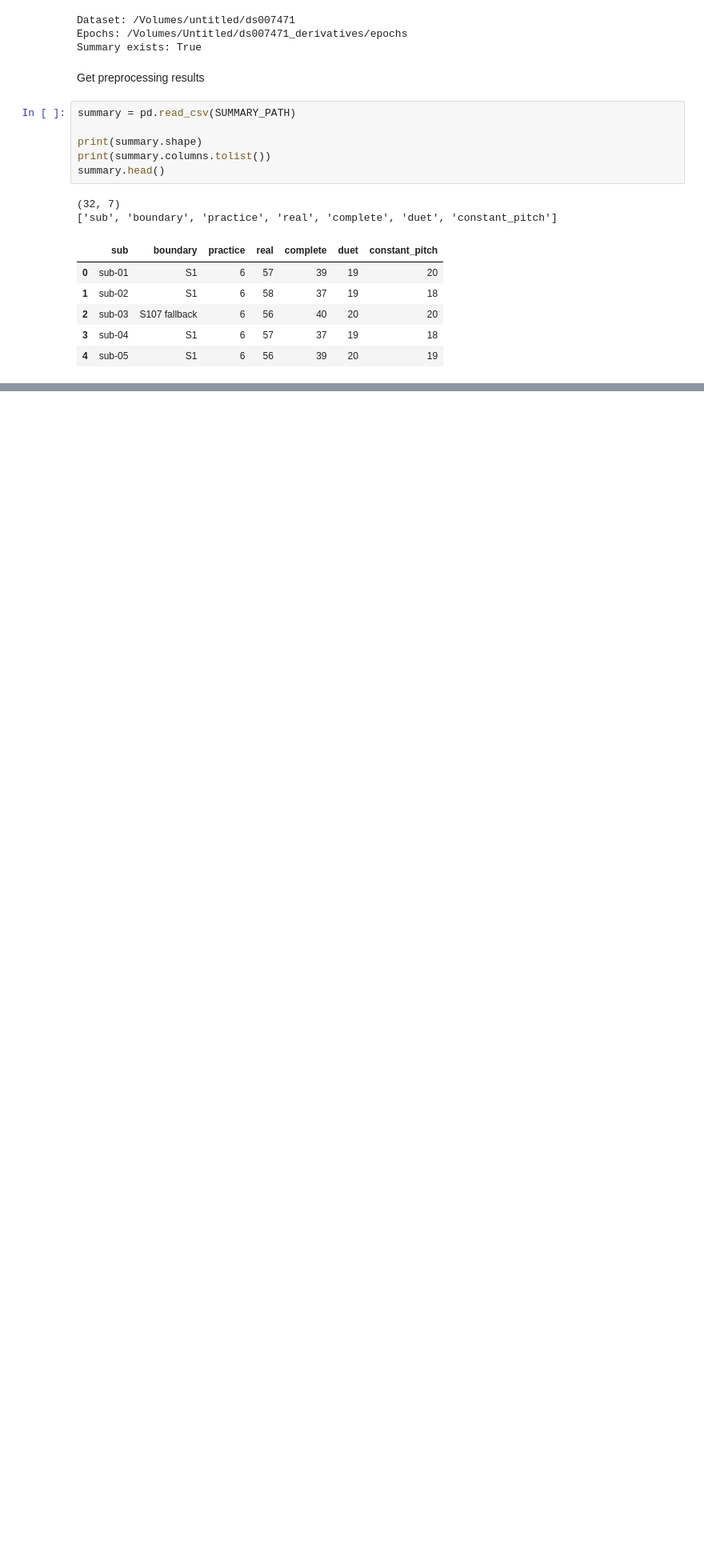
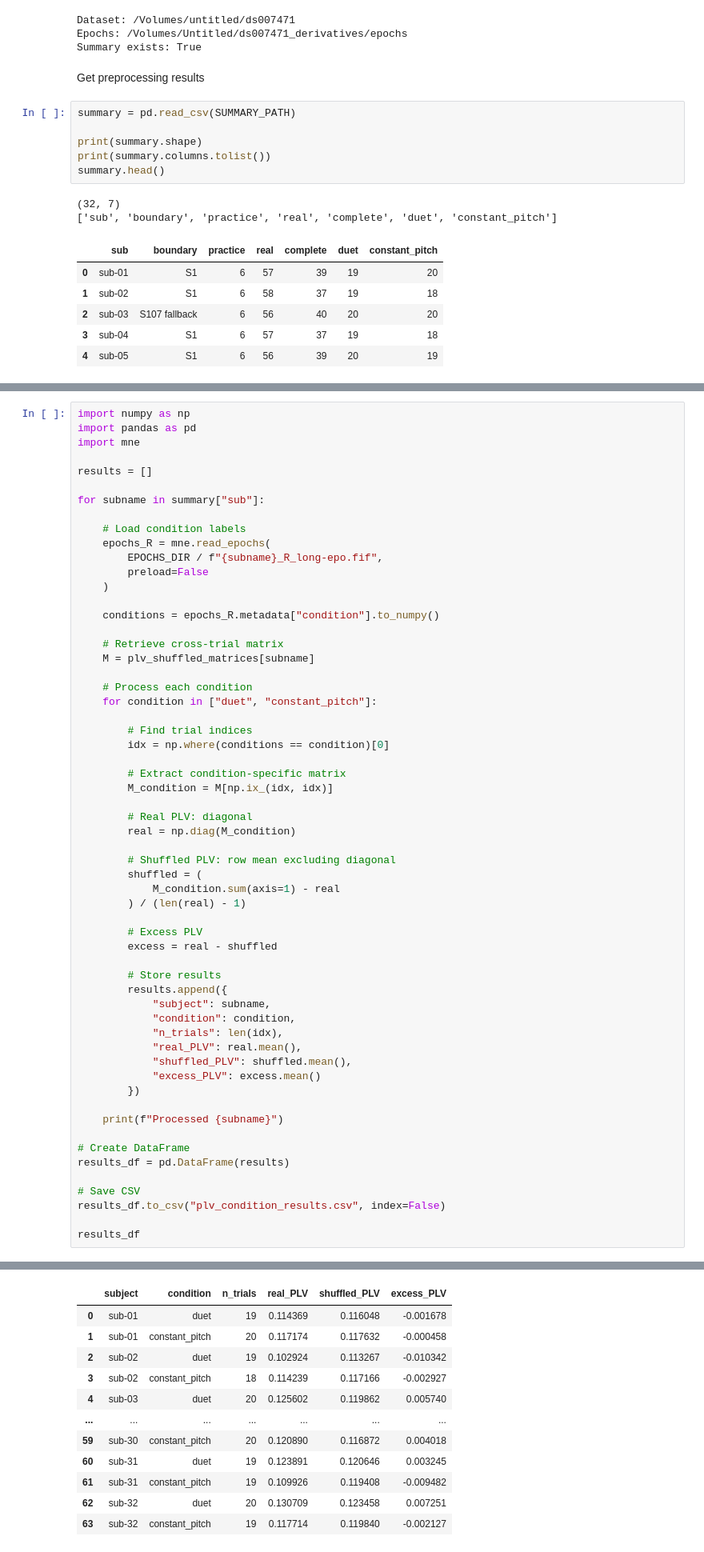
Before and after one commit to FLRenken/hyperscanning-practice, a Jupyter notebook: plv_all-subjects.ipynb, the cells around one changed output, grey strips where cells are left out. Shown at 80% size. Cells and saved outputs as stored; diff of their text form; blank space fills up the shorter version.

```diff
--- a/plv_all-subjects.ipynb
+++ b/plv_all-subjects.ipynb
@@ -119,0 +171,60 @@ plv_df.to_csv("plv_results.csv", index_label="trial")
+# %%
+import numpy as np
+import pandas as pd
+import mne
+
+results = []
+
+for subname in summary["sub"]:
+
+    # Load condition labels
+    epochs_R = mne.read_epochs(
+        EPOCHS_DIR / f"{subname}_R_long-epo.fif",
+        preload=False
+    )
+
+    conditions = epochs_R.metadata["condition"].to_numpy()
+
+    # Retrieve cross-trial matrix
+    M = plv_shuffled_matrices[subname]
+
+    # Process each condition
+    for condition in ["duet", "constant_pitch"]:
+
+        # Find trial indices
+        idx = np.where(conditions == condition)[0]
+
+        # Extract condition-specific matrix
+        M_condition = M[np.ix_(idx, idx)]
+
+        # Real PLV: diagonal
+        real = np.diag(M_condition)
+
+        # Shuffled PLV: row mean excluding diagonal
+        shuffled = (
+            M_condition.sum(axis=1) - real
+        ) / (len(real) - 1)
+
+        # Excess PLV
+        excess = real - shuffled
+
+        # Store results
+        results.append({
+            "subject": subname,
+            "condition": condition,
+            "n_trials": len(idx),
+            "real_PLV": real.mean(),
+            "shuffled_PLV": shuffled.mean(),
+            "excess_PLV": excess.mean()
+        })
+
+    print(f"Processed {subname}")
+
+# Create DataFrame
+results_df = pd.DataFrame(results)
+
+# Save CSV
+results_df.to_csv("plv_condition_results.csv", index=False)
+
+results_df
+# %% [output]
@@ -119,0 +248,12 @@ plv_df.to_csv("plv_results.csv", index_label="trial")
+|  | subject | condition | n_trials | real_PLV | shuffled_PLV | excess_PLV |
+| 0 | sub-01 | duet | 19 | 0.114369 | 0.116048 | -0.001678 |
+| 1 | sub-01 | constant_pitch | 20 | 0.117174 | 0.117632 | -0.000458 |
+| 2 | sub-02 | duet | 19 | 0.102924 | 0.113267 | -0.010342 |
+| 3 | sub-02 | constant_pitch | 18 | 0.114239 | 0.117166 | -0.002927 |
+| 4 | sub-03 | duet | 20 | 0.125602 | 0.119862 | 0.005740 |
+| ... | ... | ... | ... | ... | ... | ... |
+| 59 | sub-30 | constant_pitch | 20 | 0.120890 | 0.116872 | 0.004018 |
+| 60 | sub-31 | duet | 19 | 0.123891 | 0.120646 | 0.003245 |
+| 61 | sub-31 | constant_pitch | 19 | 0.109926 | 0.119408 | -0.009482 |
+| 62 | sub-32 | duet | 20 | 0.130709 | 0.123458 | 0.007251 |
+| 63 | sub-32 | constant_pitch | 19 | 0.117714 | 0.119840 | -0.002127 |
```
Also changed, not shown: parts of 7 cells of this notebook, 5 other files.
